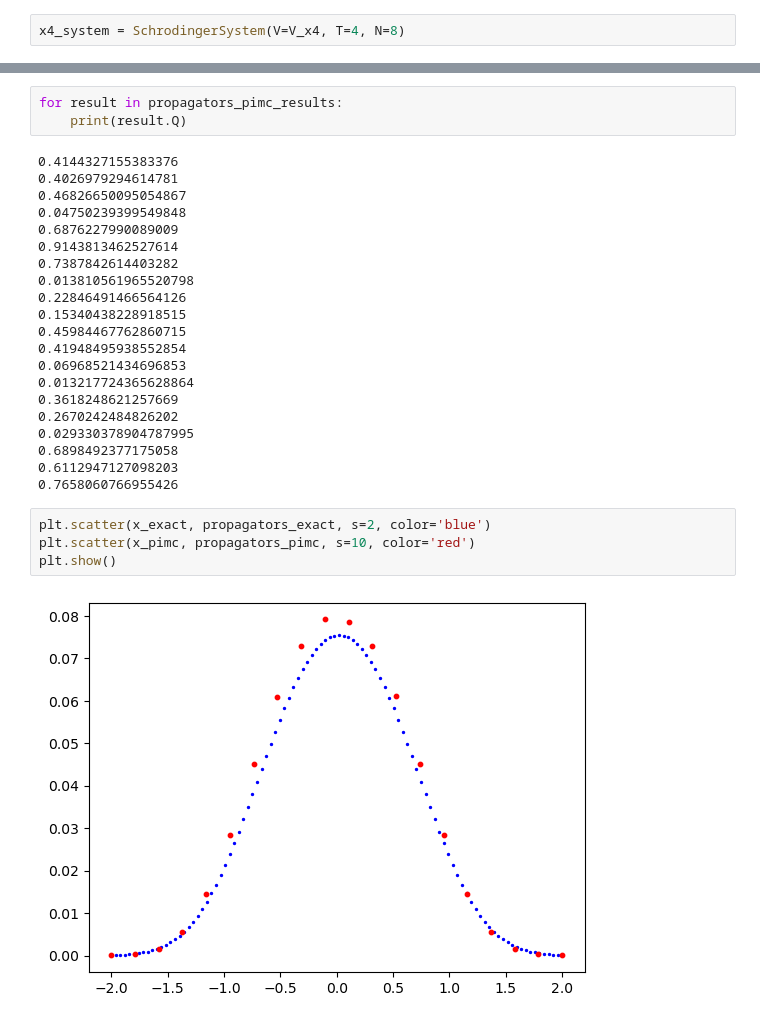
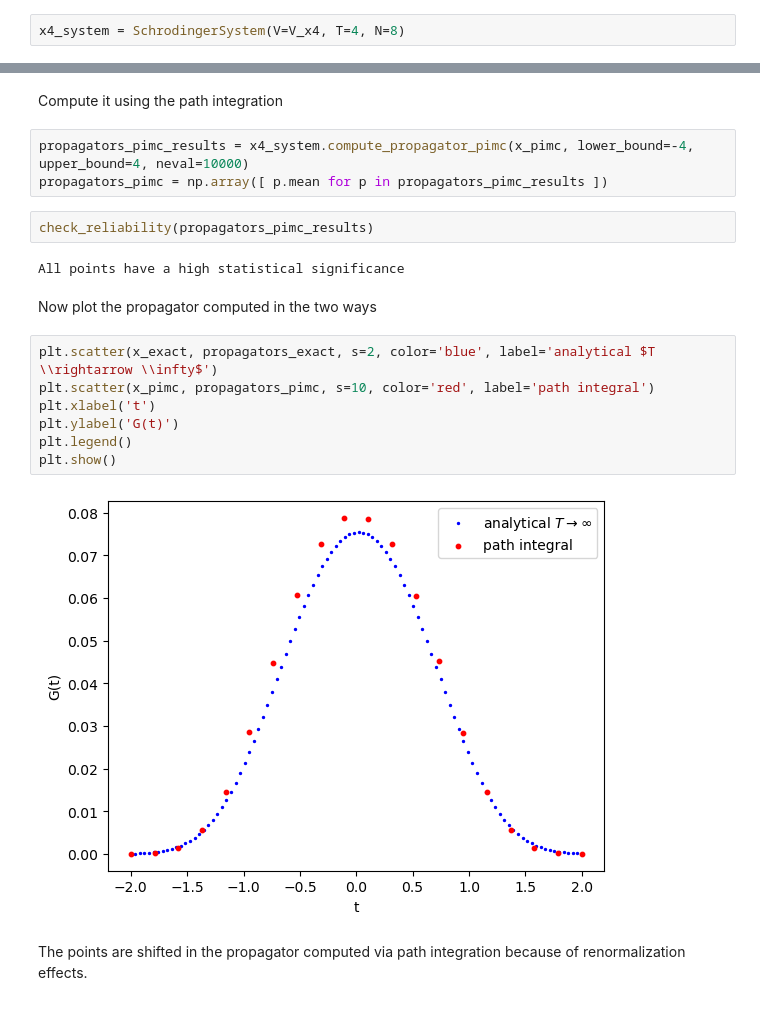
Before and after one commit to lusvelt/path-integral-monte-carlo, a Jupyter notebook: src/propagators-computation.ipynb, the cells around one changed output, grey strips where cells are left out. Drawn from its saved outputs; the diff is of its cells as text.

```diff
--- a/src/propagators-computation.ipynb
+++ b/src/propagators-computation.ipynb
@@ -72,30 +84,22 @@ Took 0.008506536483764648
-# %%
-for result in propagators_pimc_results:
-    print(result.Q)
-# %% [output]
-0.4144327155383376
-0.4026979294614781
-0.46826650095054867
-0.04750239399549848
-0.6876227990089009
-0.9143813462527614
-0.7387842614403282
-0.013810561965520798
-0.22846491466564126
-0.15340438228918515
-0.45984467762860715
-0.41948495938552854
-0.06968521434696853
-0.013217724365628864
-0.3618248621257669
-0.2670242484826202
-0.029330378904787995
-0.6898492377175058
-0.6112947127098203
-0.7658060766955426
+# %% [markdown]
+Compute it using the path integration
+# %%
+propagators_pimc_results = x4_system.compute_propagator_pimc(x_pimc, lower_bound=-4, upper_bound=4, neval=10000)
+propagators_pimc = np.array([ p.mean for p in propagators_pimc_results ])
+# %%
+check_reliability(propagators_pimc_results)
+# %% [output]
+All points have a high statistical significance
+# %% [markdown]
+Now plot the propagator computed in the two ways
 # %%
-plt.scatter(x_exact, propagators_exact, s=2, color='blue')
-plt.scatter(x_pimc, propagators_pimc, s=10, color='red')
+plt.scatter(x_exact, propagators_exact, s=2, color='blue', label='analytical $T \\rightarrow \\infty$')
+plt.scatter(x_pimc, propagators_pimc, s=10, color='red', label='path integral')
+plt.xlabel('t')
+plt.ylabel('G(t)')
+plt.legend()
 plt.show()
 # %% [output]
-[figure, old version]
+[figure, new version]
+# %% [markdown]
+The points are shifted in the propagator computed via path integration because of renormalization effects.
```
Also changed, not shown: parts of 18 cells of this notebook, 2 other files.
